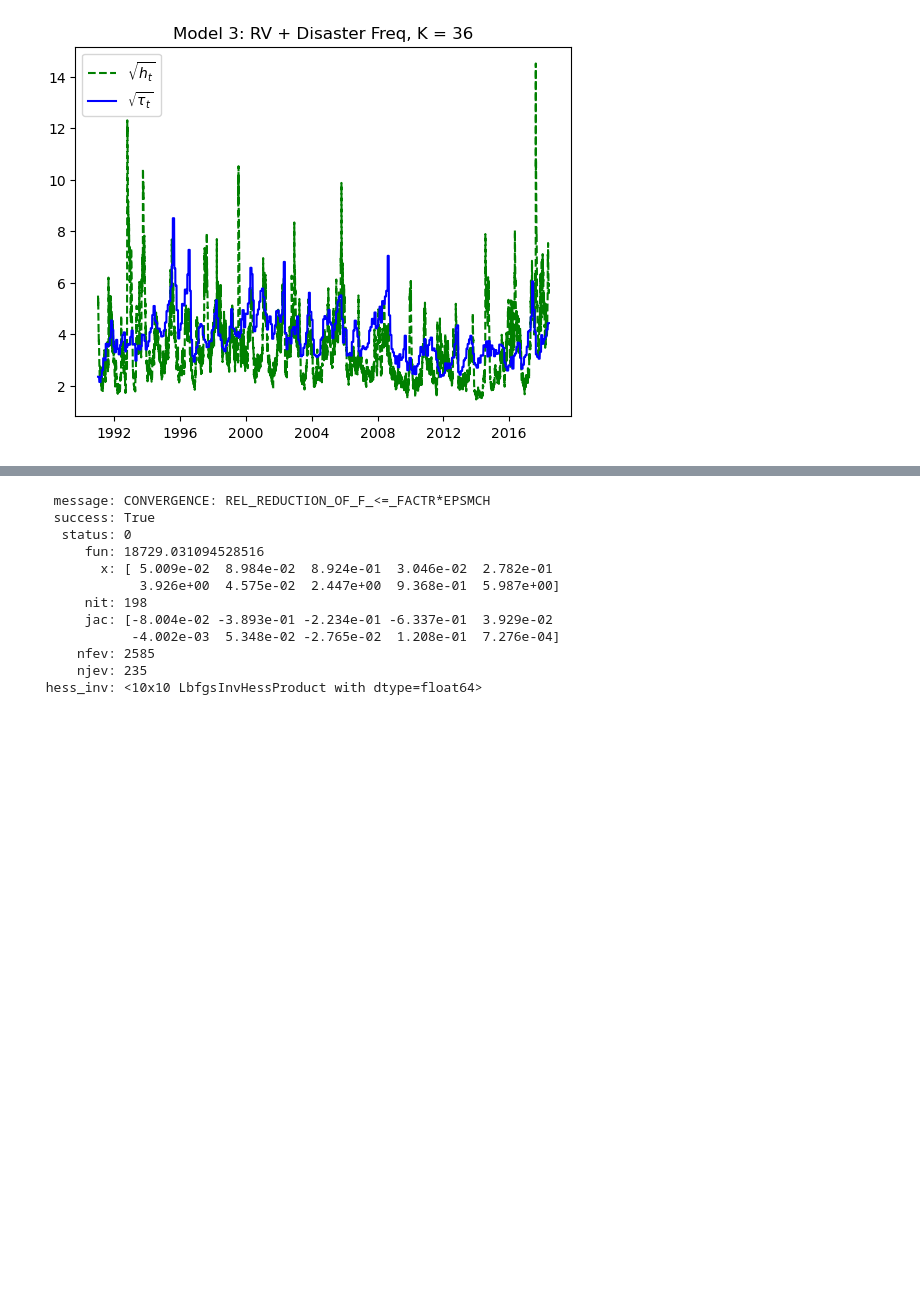
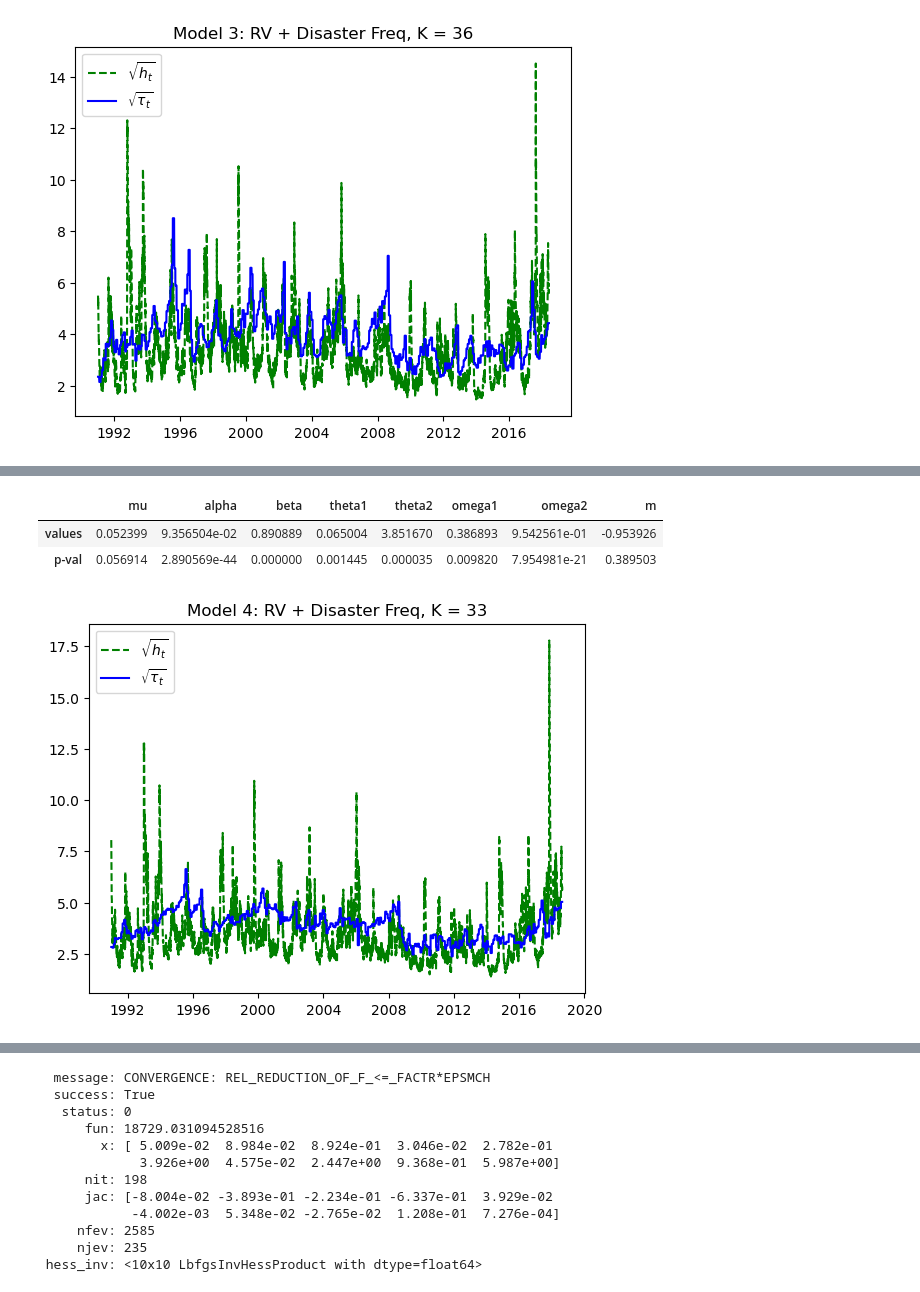
Before and after one commit to agarwgou/qf604, a Jupyter notebook: code/project_garchmidas.ipynb, the cells around one changed output, grey strips where cells are left out. Cells and saved outputs as stored; diff of their text form; code cells hidden in the pictures; blank space fills up the shorter version.

```diff
--- a/code/project_garchmidas.ipynb
+++ b/code/project_garchmidas.ipynb
@@ -372,0 +335,20 @@ X_33train, X_33test, train33_returns, test33_returns =\
+# %%
+loglik, logliks, e, tau, gt, ht, T =  GARCH_MIDAS(results4['x'], train33_returns, X_33train[::2], 33, get_tau=get_twofactor_tau, full_output=True)
+
+
+summary_stats(GARCH_MIDAS,
+              T,
+              results4['x'],
+              (train33_returns, X_33train[::2], 33, get_twofactor_tau),
+              ['mu', 'alpha', 'beta', 'theta1', 'theta2', 'omega1', 'omega2','m'])
+# %% [output]
+|  | mu | alpha | beta | theta1 | theta2 | omega1 | omega2 | m |
+| values | 0.052399 | 9.356504e-02 | 0.890889 | 0.065004 | 3.851670 | 0.386893 | 9.542561e-01 | -0.953926 |
+| p-val | 0.056914 | 2.890569e-44 | 0.000000 | 0.001445 | 0.000035 | 0.009820 | 7.954981e-21 | 0.389503 |
+# %%
+date_array33 = pd.date_range(start=start_date, periods=T, freq='B')
+
+# Plot
+plot_results(date_array33, ht, tau, title = 'Model 4: RV + Disaster Freq, K = 33')
+# %% [output]
+[figure, added]
```
Also changed, not shown: parts of 20 cells of this notebook, 3 other files.
